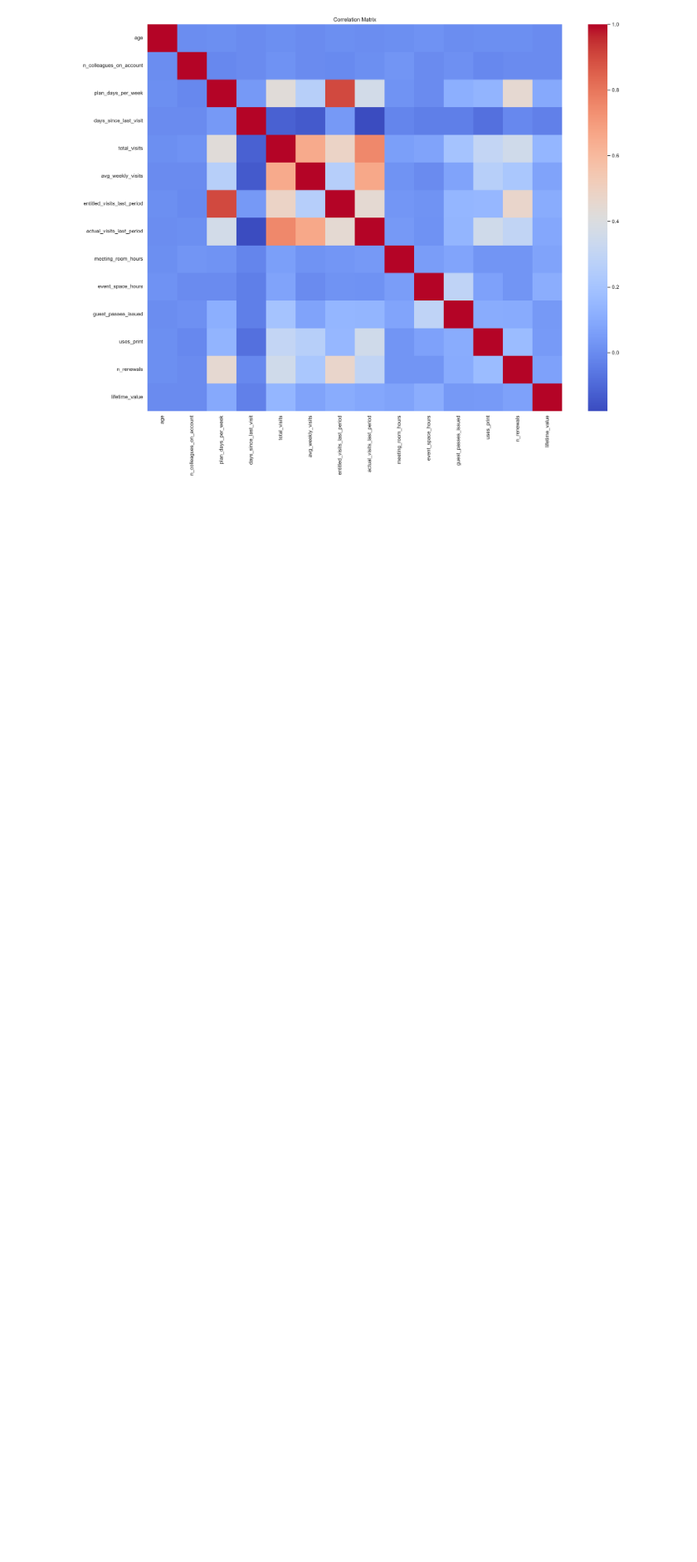
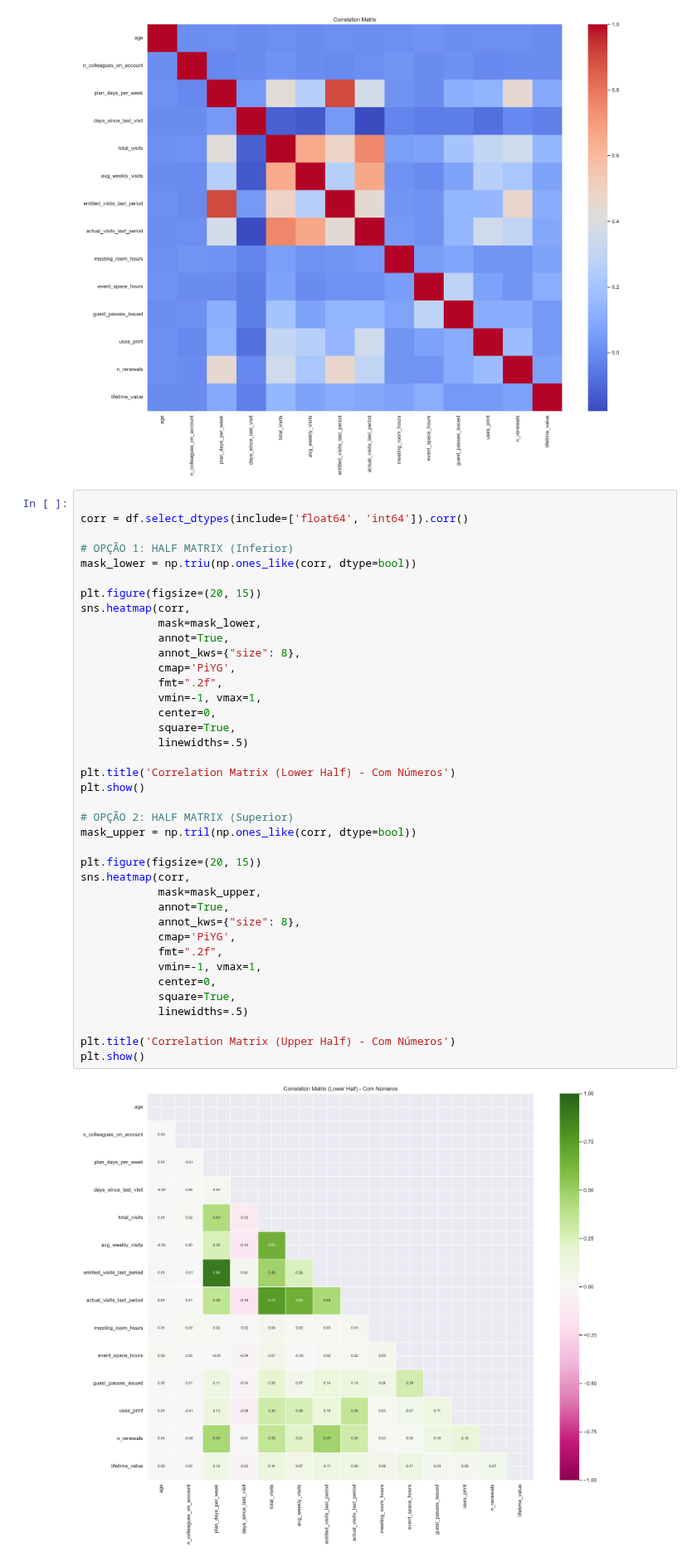
Before and after one commit to tediamohs-a11y/Data_Mining_Project, a Jupyter notebook: Group9_EDA_Code_Joanas_Edits.ipynb, the cells around one changed output. Shown at 83% size. Saved outputs shown, nothing was run; the diff lists cells and outputs as text; blank space fills up the shorter version.

Commit message:
correlation matrix

```diff
--- a/Group9_EDA_Code_Joanas_Edits.ipynb
+++ b/Group9_EDA_Code_Joanas_Edits.ipynb
@@ -976,3 +981,44 @@ plt.title('Correlation Matrix')
 plt.show()
 # %% [output]
 [figure]
+# %%
+
+corr = df.select_dtypes(include=['float64', 'int64']).corr()
+
+# OPÇÃO 1: HALF MATRIX (Inferior)
+mask_lower = np.triu(np.ones_like(corr, dtype=bool))
+
+plt.figure(figsize=(20, 15))
+sns.heatmap(corr,
+            mask=mask_lower,
+            annot=True,
+            annot_kws={"size": 8},
+            cmap='PiYG',
+            fmt=".2f",
+            vmin=-1, vmax=1,
+            center=0,
+            square=True,
+            linewidths=.5)
+
+plt.title('Correlation Matrix (Lower Half) - Com Números')
+plt.show()
+
+# OPÇÃO 2: HALF MATRIX (Superior)
+mask_upper = np.tril(np.ones_like(corr, dtype=bool))
+
+plt.figure(figsize=(20, 15))
+sns.heatmap(corr,
+            mask=mask_upper,
+            annot=True,
+            annot_kws={"size": 8},
+            cmap='PiYG',
+            fmt=".2f",
+            vmin=-1, vmax=1,
+            center=0,
+            square=True,
+            linewidths=.5)
+
+plt.title('Correlation Matrix (Upper Half) - Com Números')
+plt.show()
+# %% [output]
+[figure, added]
```
Also changed, not shown: parts of 4 cells of this notebook.
